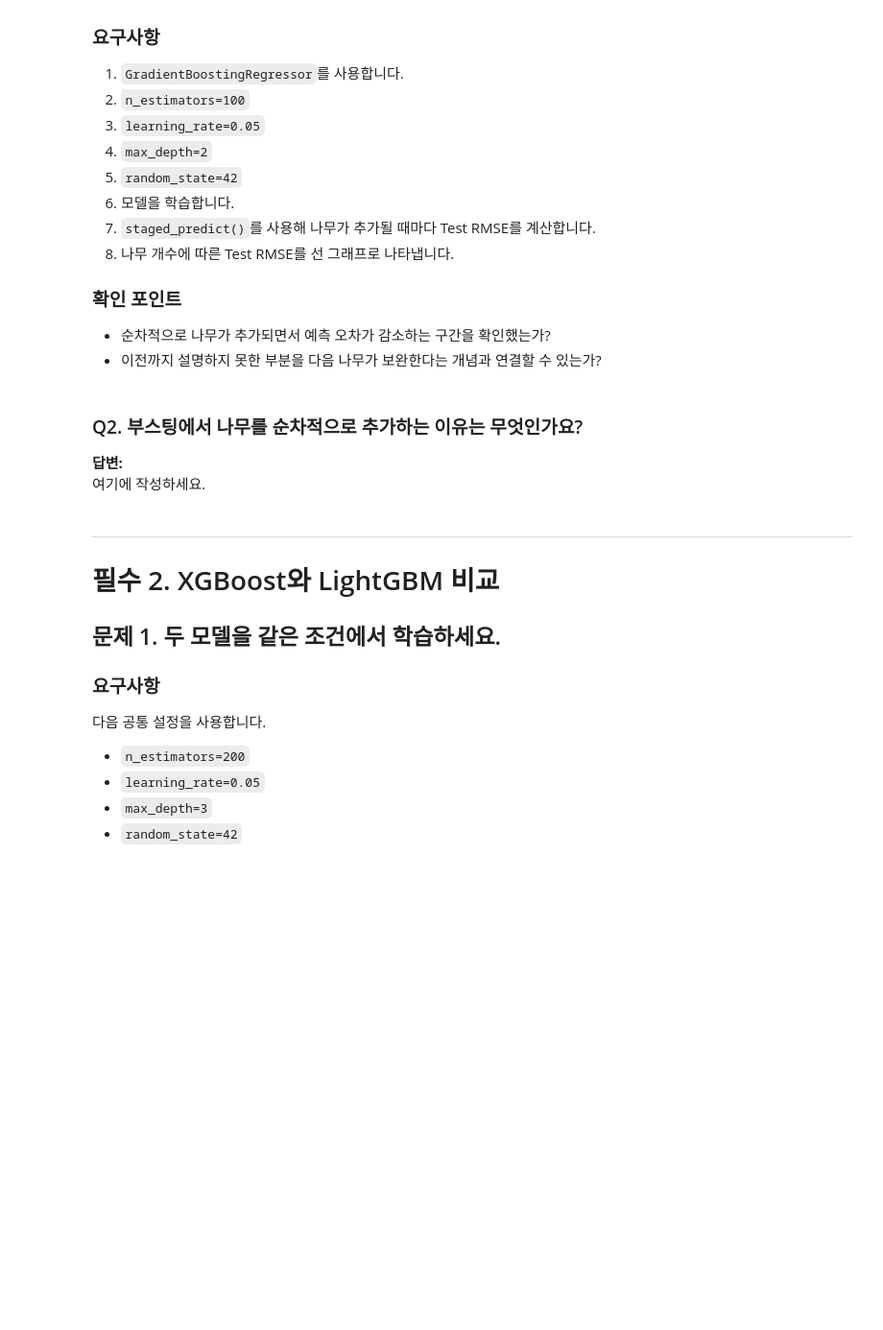
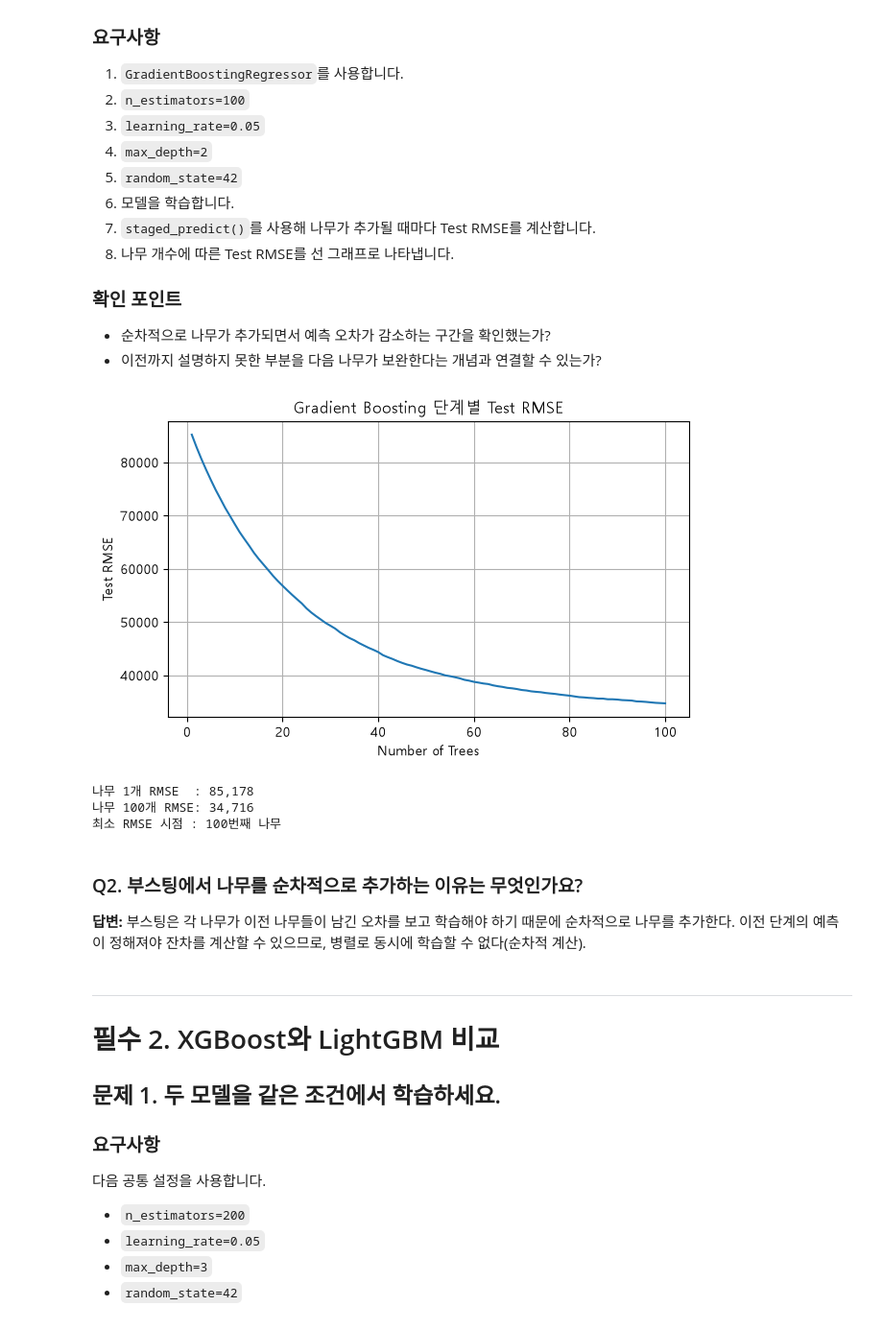
Before and after one commit to mong06701/ML-developed-MoonYoungheum, a Jupyter notebook: 5장2강 부스팅계열 모델 실습문제.ipynb, the cells around one changed output. Shown at 96% size. Saved outputs shown, nothing was run; the diff lists cells and outputs as text; code cells hidden in the pictures; blank space fills up the shorter version.

```diff
--- a/5장2강 부스팅계열 모델 실습문제.ipynb
+++ b/5장2강 부스팅계열 모델 실습문제.ipynb
@@ -138,15 +155,49 @@ display(X.isna().sum().to_frame("missing"))
 
 - 순차적으로 나무가 추가되면서 예측 오차가 감소하는 구간을 확인했는가?
 - 이전까지 설명하지 못한 부분을 다음 나무가 보완한다는 개념과 연결할 수 있는가?
+# %%
+import matplotlib.pyplot as plt
+import platform
+
+if platform.system() == 'Windows':
+    plt.rcParams['font.family'] = 'Malgun Gothic'
+elif platform.system() == 'Darwin':  # Mac
+    plt.rcParams['font.family'] = 'AppleGothic'
+
+plt.rcParams['axes.unicode_minus'] = False  # 마이너스 기호(-)가 깨지는 것 방지
 # %%
 # TODO
 # GradientBoostingRegressor를 학습하고
 # staged_predict()를 이용해 단계별 Test RMSE를 확인하세요.
+import numpy as np
+gb = GradientBoostingRegressor(n_estimators=100, learning_rate=0.05, max_depth=2, random_state=42)
+gb.fit(X_train, y_train)
+
+test_rmse = []
+for pred in gb.staged_predict(X_test):
+    rmse = np.sqrt(mean_squared_error(y_test, pred))
+    test_rmse.append(rmse)
+
+plt.figure(figsize=(7, 4))
+plt.plot(range(1, len(test_rmse) + 1), test_rmse)
+plt.xlabel("Number of Trees")
+plt.ylabel("Test RMSE")
+plt.title("Gradient Boosting 단계별 Test RMSE")
+plt.grid(True)
+plt.show()
+
+print(f"나무 1개 RMSE  : {test_rmse[0]:,.0f}")
+print(f"나무 100개 RMSE: {test_rmse[-1]:,.0f}")
+print(f"최소 RMSE 시점 : {np.argmin(test_rmse) + 1}번째 나무")
+# %% [output]
+[figure, added]
+나무 1개 RMSE  : 85,178
+나무 100개 RMSE: 34,716
+최소 RMSE 시점 : 100번째 나무
 # %% [markdown]
 ### Q2. 부스팅에서 나무를 순차적으로 추가하는 이유는 무엇인가요?
 
-**답변:**
-여기에 작성하세요.
+**답변:**  부스팅은 각 나무가 이전 나무들이 남긴 오차를 보고 학습해야 하기 때문에 순차적으로 나무를 추가한다. 이전 단계의 예측이 정해져야 잔차를 계산할 수 있으므로, 병렬로 동시에 학습할 수 없다(순차적 계산).
 # %% [markdown]
 ---
 
```
Also changed, not shown: parts of 12 cells of this notebook, 6 other files.
